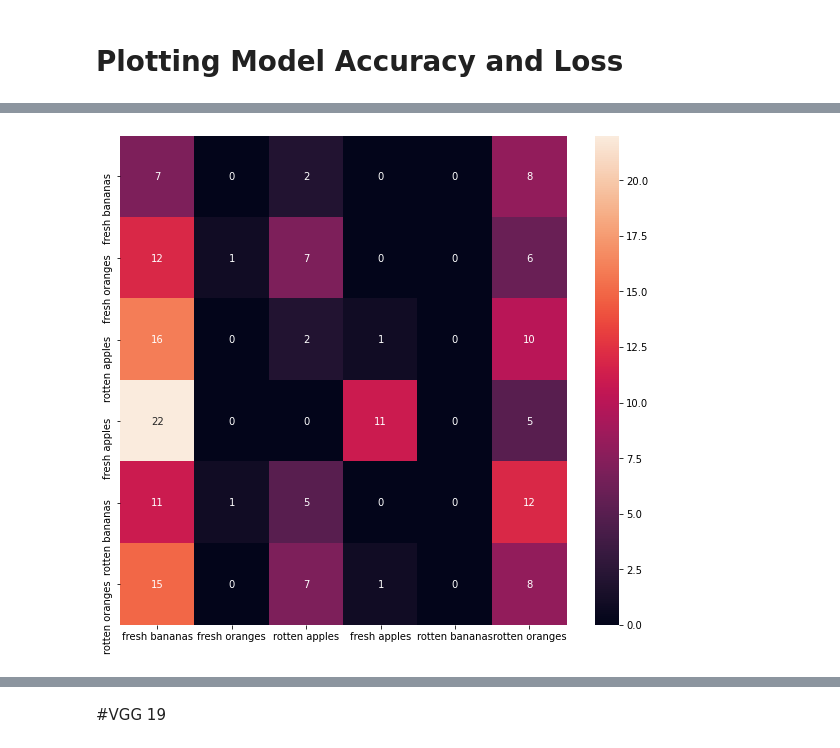
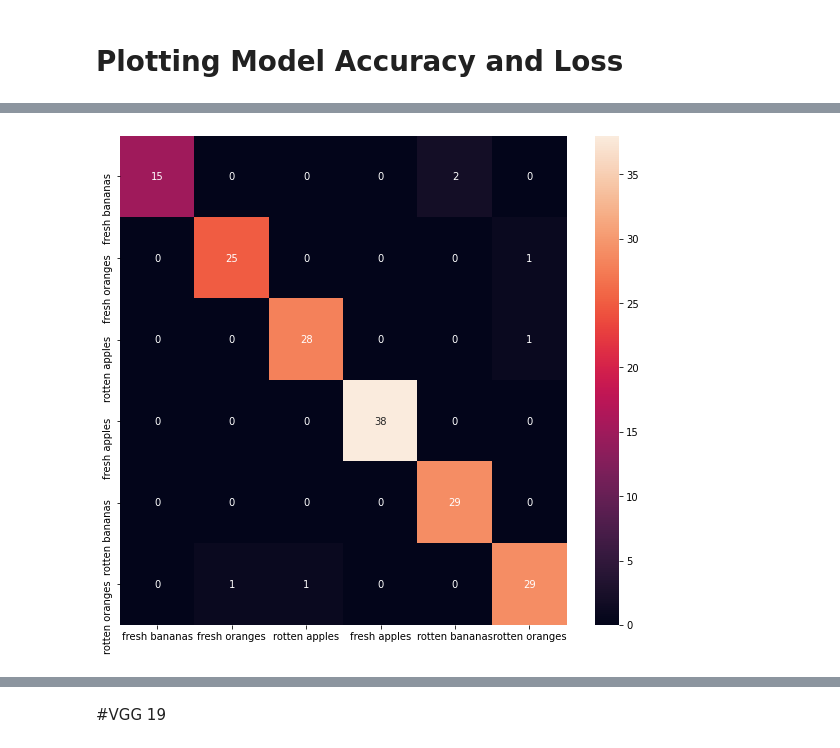
Before and after one commit to KalyanMohanty/Fruit_Classification, a Jupyter notebook: Fruit_Classification_Paper.ipynb, the cells around one changed output, grey strips where cells are left out. Drawn from its saved outputs; the diff is of its cells as text; code cells hidden in the pictures.

```diff
--- a/Fruit_Classification_Paper.ipynb
+++ b/Fruit_Classification_Paper.ipynb
@@ -402,20 +291,2 @@ for layer in new_model.layers[:-1]:
  layer.trainable=False
 #new_model.summary()
-# %%
-x = []
-y = []
-
-for folder in names:
-  files = os.listdir("/content/drive/MyDrive/fruit dataset/"+folder)
-  for file in files:
-    img = image.load_img("/content/drive/MyDrive/fruit dataset/"+folder+"/"+file,target_size=(200,200))
-    img = image.img_to_array(img)
-    x.append(img)
-    y.append(names.index(folder))
-x = np.array(x)
-y = np.array(y)
-print(x.shape)
-print(y.shape)
-y = to_categorical(y)
-print(y.shape)
-x = x/255
@@ -515,6 +477,9 @@ plt.savefig("/content/drive/MyDrive/Colab Notebooks/Fruit Classification Noteboo
 # # plt.show()
 # %% [markdown]
 # VGG16
+# %%
+from sklearn.model_selection import train_test_split
+X_train,X_test,Y_train,Y_test = train_test_split(x,y,test_size=0.2,random_state=5)
 # %%
 from keras.applications.vgg16 import VGG16
 model3 = VGG16(weights='imagenet')
@@ -579,6 +526,6 @@ last_layer = model3.output
 flat = layers.Flatten()(last_layer)
 output_layer = layers.Dense(6,activation='softmax')(flat)
 
-new_model = models.Model(inputs=input_layer,outputs=output_layer)
-for layer in new_model.layers[:-1]:
+vgg16_model = models.Model(inputs=input_layer,outputs=output_layer)
+for layer in vgg16_model.layers[:-1]:
   layer.trainable=False
@@ -608,5 +537,5 @@ xtrain,xtest,ytrain,ytest = train_test_split(x,y,test_size=0.2,random_state=5)
 # %%
-new_model.compile(loss='categorical_crossentropy',optimizer='adam',metrics=['accuracy'])
-history = new_model.fit(xtrain,ytrain,batch_size=32,epochs=20,validation_data=(xtest,ytest))
+vgg16_model.compile(loss='categorical_crossentropy',optimizer='adam',metrics=['accuracy'])
+vgg16_history = vgg16_model.fit(X_train,Y_train,batch_size=32,epochs=20,validation_data=(X_test,Y_test))
 # %% [output]
 Epoch 1/20
@@ -664,23 +601,23 @@ plt.savefig("/content/drive/MyDrive/Colab Notebooks/Fruit Classification Noteboo
 # %%
 #confusion matrix
 from sklearn.metrics import confusion_matrix
 import seaborn as sns
-y_pred=model.predict(xtest)
-y_pred_classes=np.argmax(y_pred,axis=1)
-y_true=np.argmax(ytest,axis=1)
+y_pred_vgg16=vgg16_model.predict(X_test)
+y_pred_classes_vgg16=np.argmax(y_pred_vgg16,axis=1)
+y_true_vgg16=np.argmax(Y_test,axis=1)
 #compute conf mat
-conf_mat=confusion_matrix(y_true,y_pred_classes)
+conf_mat=confusion_matrix(y_true_vgg16,y_pred_classes_vgg16)
 #plot the con mat
 fruit_names=['fresh bananas',
  'fresh oranges',
  'rotten apples',
  'fresh apples',
  'rotten bananas',
  'rotten oranges']
 f,ax=plt.subplots(figsize=(10,9))
 sns.heatmap(conf_mat,annot=True,fmt='.0f')
 ax.set_xticklabels(fruit_names)
 ax.set_yticklabels(fruit_names)
 plt.show()
 # %% [output]
-[figure, old version]
+[figure, new version]
```
Also changed, not shown: parts of 70 cells of this notebook.
